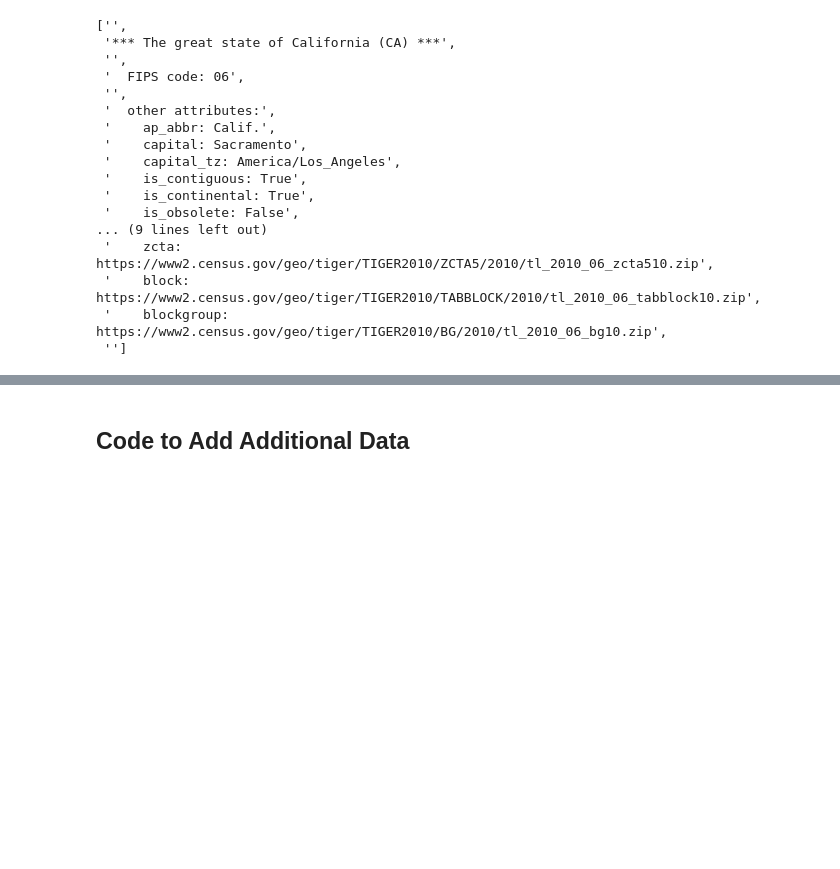
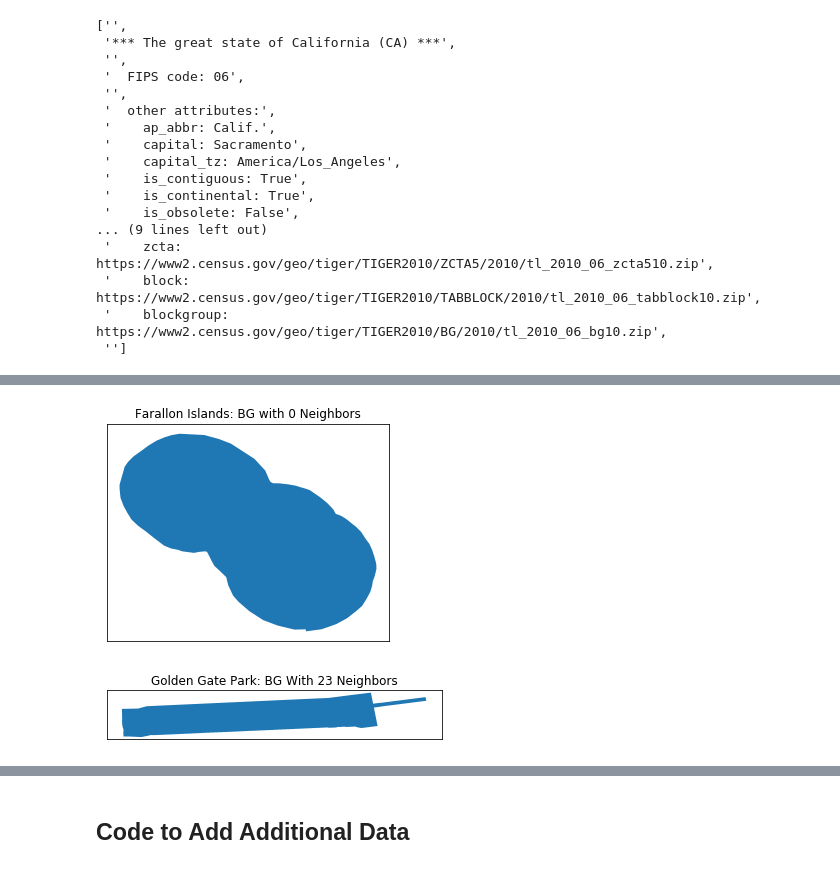
Before and after one commit to zhiwei-kou/sf-crime, a Jupyter notebook: code/python_modeling/0_Load_Spatial_Data_and_create_with_R.ipynb, the cells around one changed output, grey strips where cells are left out. Cells and saved outputs as stored; diff of their text form; code cells hidden in the pictures; blank space fills up the shorter version.

```diff
--- a/code/python_modeling/0_Load_Spatial_Data_and_create_with_R.ipynb
+++ b/code/python_modeling/0_Load_Spatial_Data_and_create_with_R.ipynb
@@ -107,0 +136,16 @@ plt.show()
+# %%
+islandid=[k for k,v in qW.cardinalities.items() if v==0][0]
+p=gpd.GeoSeries(shapefile.loc[islandid]).plot()
+s=p.set_xticks([])
+s=p.set_yticks([])
+title=plt.title('Farallon Islands: BG with 0 Neighbors')
+# %% [output]
+[figure, added]
+# %%
+idmax=pd.Series(qW.cardinalities).idxmax()
+p=shapefile.loc[[idmax]].plot()
+s=p.set_xticks([])
+s=p.set_yticks([])
+title=plt.title('Golden Gate Park: BG With ' +  str(len(qW.neighbors[idmax])) + ' Neighbors')
+# %% [output]
+[figure, added]
```
Also changed, not shown: parts of 37 cells of this notebook, 5 other files.
